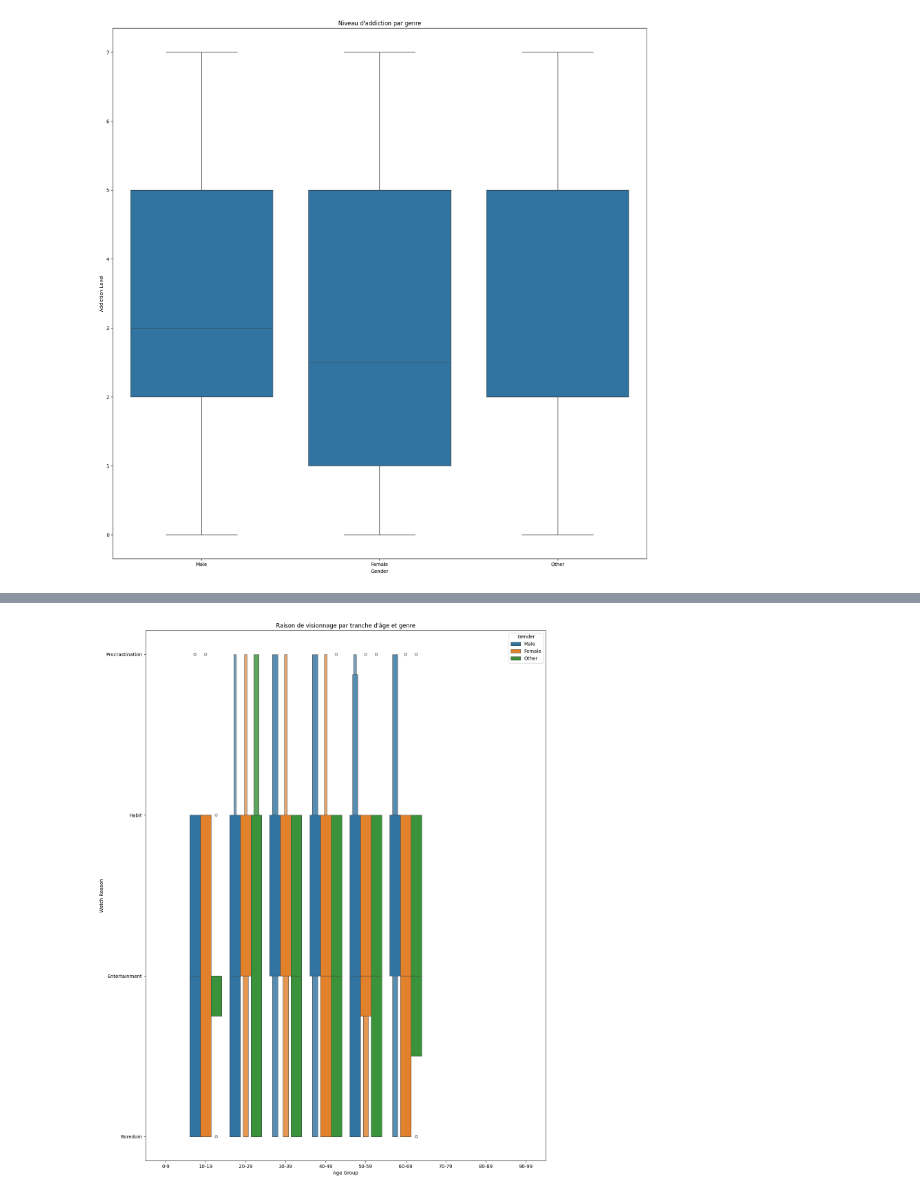
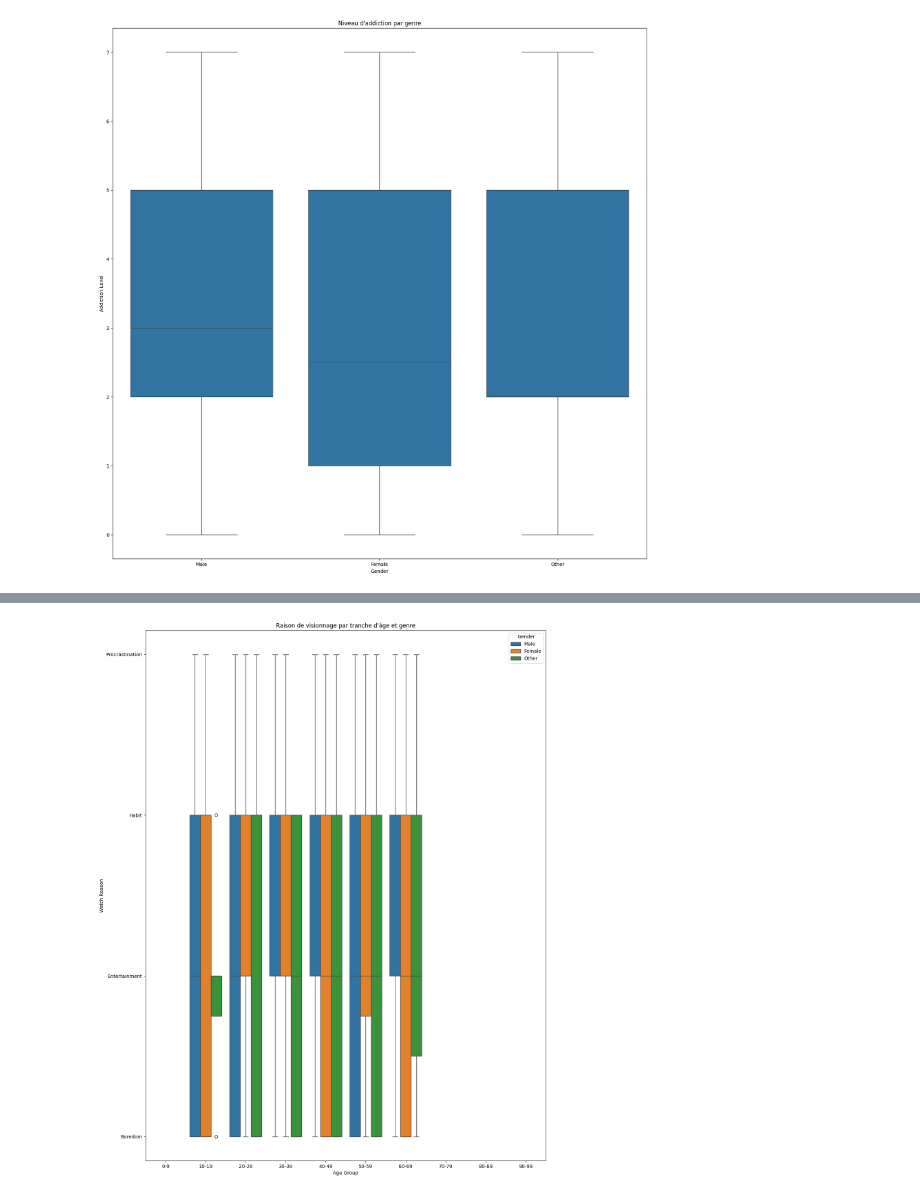
Before and after one commit to khelifaYacine/Menace-des-r-seaux-sociaux-, a Jupyter notebook: EDA_Temps_perdu_reseaux_sociaux.ipynb, the cells around one changed output, grey strips where cells are left out. Saved outputs shown, nothing was run; the diff lists cells and outputs as text; code cells hidden in the pictures.

```diff
--- a/EDA_Temps_perdu_reseaux_sociaux.ipynb
+++ b/EDA_Temps_perdu_reseaux_sociaux.ipynb
@@ -144,11 +144,11 @@ Text(0.5, 1.0, 'Temps passé sur la vidéo par âge et genre')
 # %%
 # Watch Reason
 plt.figure(figsize=(15, 20))
-sns.boxenplot(data=df, x="Age Group", y="Watch Reason", hue="Gender")
+sns.boxplot(data=df, x="Age Group", y="Watch Reason", hue="Gender",)
 
 
 plt.title("Raison de visionnage par tranche d'âge et genre")
 
 plt.show()
 # %% [output]
-[figure, old version]
+[figure, new version]
```
Also changed, not shown: parts of 3 cells of this notebook.
